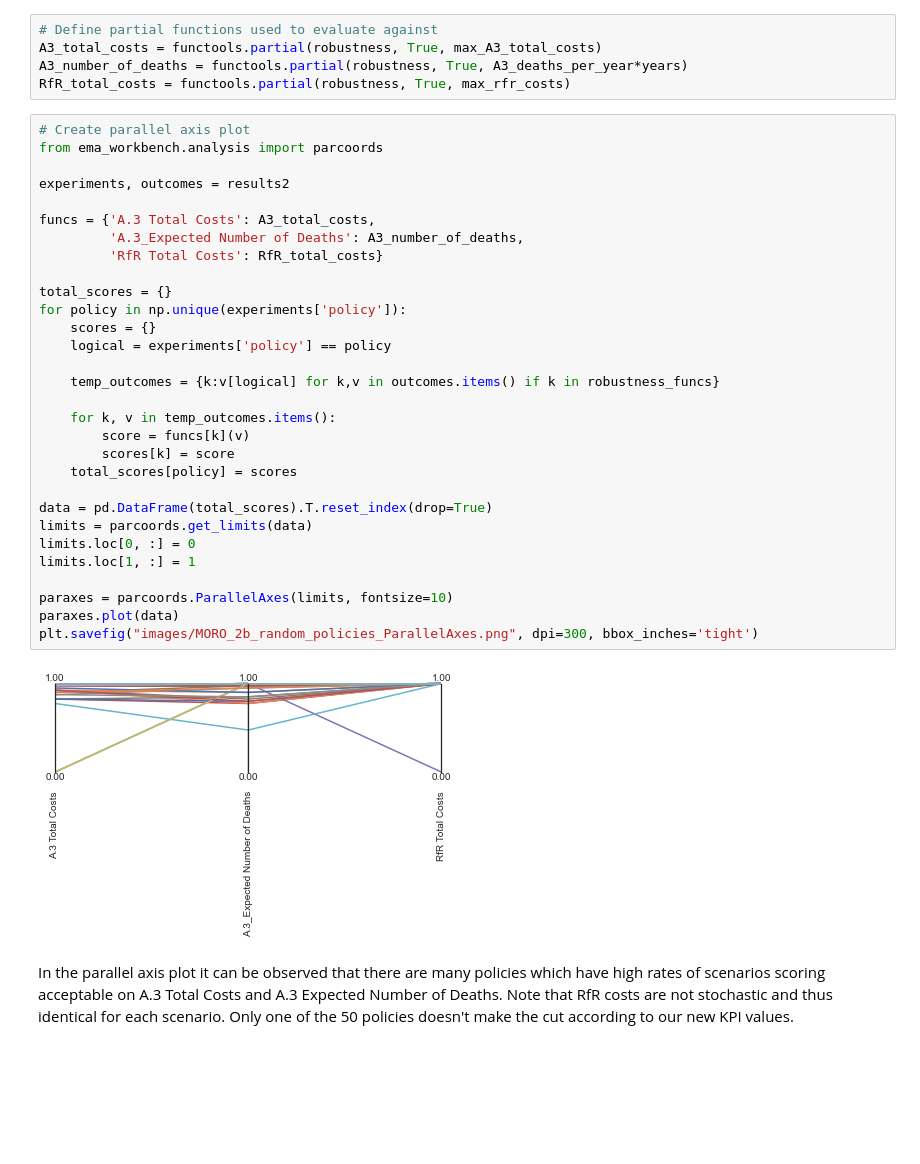
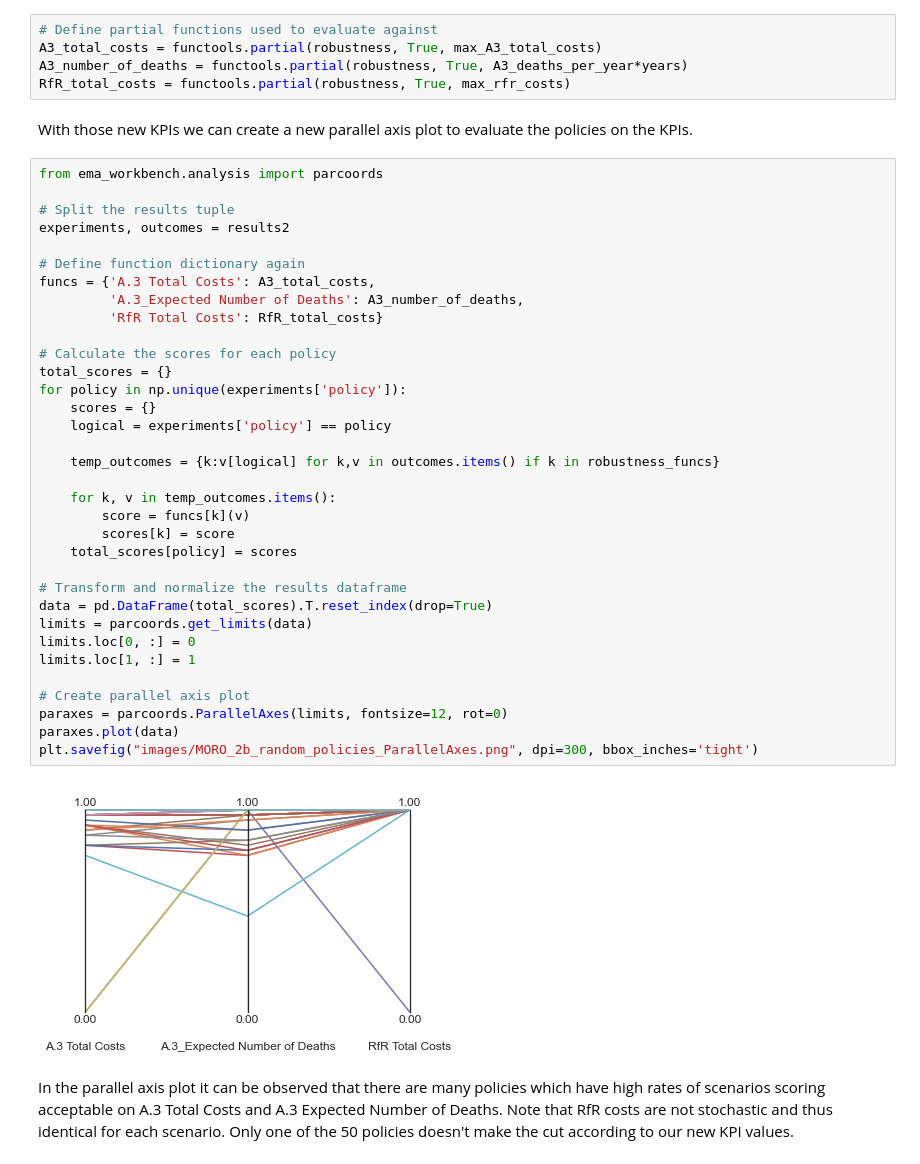
Before and after one commit to EwoutH/modelbased-g13, a Jupyter notebook: MORO robustness optimization.ipynb, the cells around one changed output. Cells and saved outputs as stored; diff of their text form; blank space fills up the shorter version.

```diff
--- a/MORO robustness optimization.ipynb
+++ b/MORO robustness optimization.ipynb
@@ -227,38 +236,44 @@ max_rfr_costs = 1700000000      # Rijkswaterstaat budget of 2.3 billion minus 35
 A3_total_costs = functools.partial(robustness, True, max_A3_total_costs)
 A3_number_of_deaths = functools.partial(robustness, True, A3_deaths_per_year*years)
 RfR_total_costs = functools.partial(robustness, True, max_rfr_costs)
+# %% [markdown]
+With those new KPIs we can create a new parallel axis plot to evaluate the policies on the KPIs.
 # %%
-# Create parallel axis plot
 from ema_workbench.analysis import parcoords
 
+# Split the results tuple
 experiments, outcomes = results2
 
+# Define function dictionary again
 funcs = {'A.3 Total Costs': A3_total_costs,
          'A.3_Expected Number of Deaths': A3_number_of_deaths,
          'RfR Total Costs': RfR_total_costs}
 
+# Calculate the scores for each policy
 total_scores = {}
 for policy in np.unique(experiments['policy']):
     scores = {}
     logical = experiments['policy'] == policy
 
     temp_outcomes = {k:v[logical] for k,v in outcomes.items() if k in robustness_funcs}
 
     for k, v in temp_outcomes.items():
         score = funcs[k](v)
         scores[k] = score
     total_scores[policy] = scores
 
+# Transform and normalize the results dataframe
 data = pd.DataFrame(total_scores).T.reset_index(drop=True)
 limits = parcoords.get_limits(data)
 limits.loc[0, :] = 0
 limits.loc[1, :] = 1
 
-paraxes = parcoords.ParallelAxes(limits, fontsize=10)
+# Create parallel axis plot
+paraxes = parcoords.ParallelAxes(limits, fontsize=12, rot=0)
 paraxes.plot(data)
 plt.savefig("images/MORO_2b_random_policies_ParallelAxes.png", dpi=300, bbox_inches='tight')
 # %% [output]
-[figure, old version]
+[figure, new version]
 # %% [markdown]
 In the parallel axis plot it can be observed that there are many policies which have high rates of scenarios scoring acceptable on A.3 Total Costs and A.3 Expected Number of Deaths. Note that RfR costs are not stochastic and thus identical for each scenario. Only one of the 50 policies doesn't make the cut according to our new KPI values.
 # %% [markdown]
```
Also changed, not shown: parts of 37 cells of this notebook.
